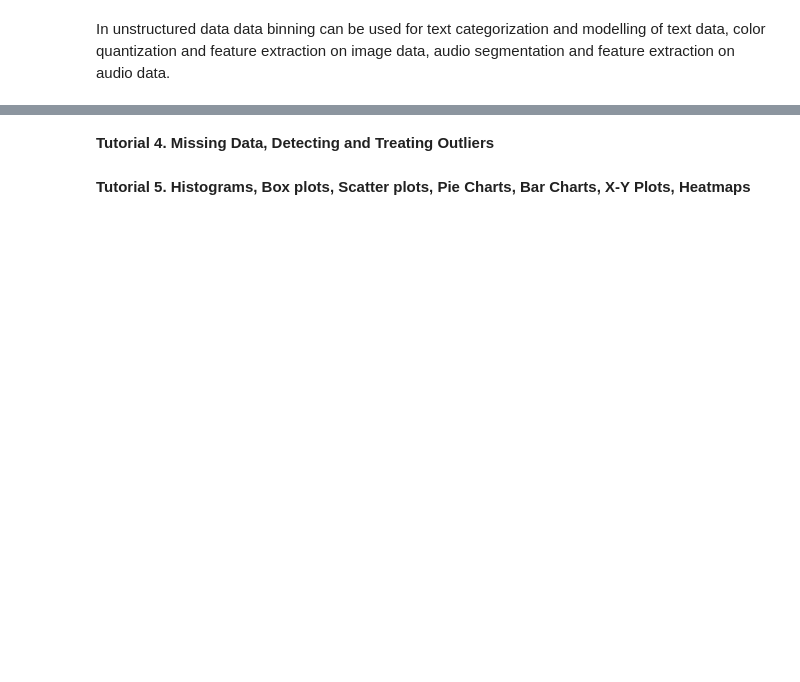
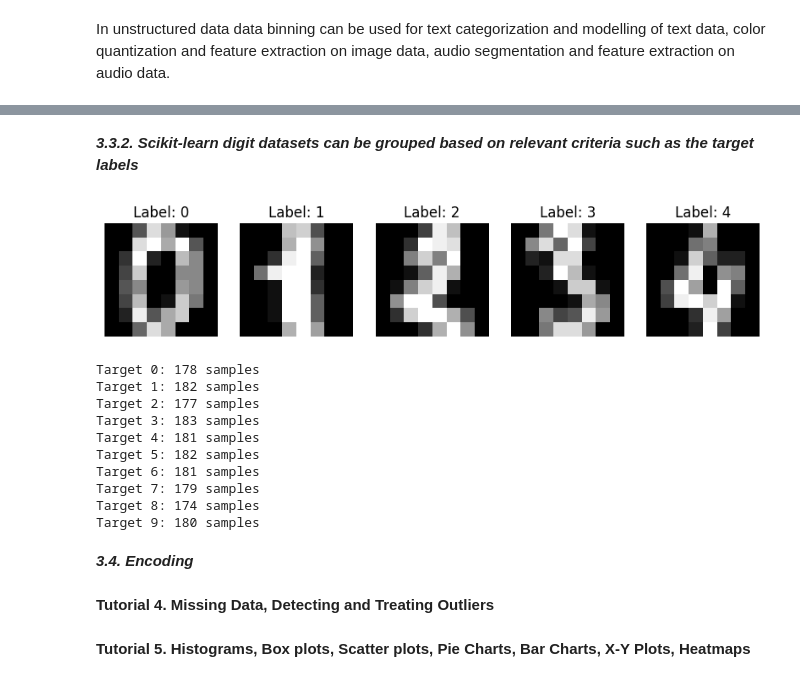
Before and after one commit to bpbpublications/Statistics-for-Data-Scientists-and-Analysts, a Jupyter notebook: notebooks/chapter2/chapter2.ipynb, the cells around one changed output, grey strips where cells are left out. Drawn from its saved outputs; the diff is of its cells as text; code cells hidden in the pictures; blank space fills up the shorter version.

```diff
--- a/notebooks/chapter2/chapter2.ipynb
+++ b/notebooks/chapter2/chapter2.ipynb
@@ -301,0 +304,14 @@ audio segmentation and feature extraction on audio data.
+# %%
+import pandas as pd
+
+# Create a DataFrame with student data
+data = {'Name': ['John', 'Anna', 'Peter', 'Carol', 'David', 'Oystein','Hari'],
+        'Age': [15, 16, 17, 15, 16, 14, 16],
+        'Score': [85, 92, 78, 80, 88, 77, 89]}
+df = pd.DataFrame(data)
+
+# Group the data based on age intervals (e.g., 14-16, 17-18, etc.)
+age_intervals = pd.cut(df['Age'], bins=[13, 16, 18])
+grouped_data = df.groupby(age_intervals)['Score'].mean()
+
+print(grouped_data)
@@ -302,3 +323,67 @@ audio segmentation and feature extraction on audio data.
+# %% [markdown]
+***3.3.2. Scikit-learn digit datasets can be grouped based on relevant criteria such as the target labels***
+# %%
+from sklearn.datasets import load_digits
+import matplotlib.pyplot as plt
+
+# Class to display and perform grouping of digits
+class Digits_Grouping:
+    # Contructor method to initialize the object's attributes
+    def __init__(self,digits):
+        self.digits = digits
+
+    def display_digit_image(self):
+        # Get the images and labels from the dataset
+        images = self.digits.images
+        labels = self.digits.target
+
+        # Display the first few images along with their labels
+        num_images_to_display = 5  # You can change this number as needed
+
+        # Plot the selected few image in a subplot
+        plt.figure(figsize=(10, 4))
+        for i in range(num_images_to_display):
+            plt.subplot(1, num_images_to_display, i + 1)
+            plt.imshow(images[i], cmap='gray')
+            plt.title(f"Label: {labels[i]}")
+            plt.axis('off')
+        # Display the plot
+        plt.show()
+
+    def display_label_based_grouping(self):
+        # Group the data based on target labels
+        grouped_data = {}
+        # Iterate through each image and its corresponding target in the dataset.
+        for image, target in zip(self.digits.images, self.digits.target):
+            # Check if the current target value is not already present as a key in grouped_data.
+            if target not in grouped_data:
+                # If the target is not in grouped_data, add it as a new key with an empty list as the value.
+                grouped_data[target] = []
+
+            # Append the current image to the list associated with the target key in grouped_data.
+            grouped_data[target].append(image)
+
+        # Print the number of samples in each group
+        for target, images in grouped_data.items():
+            print(f"Target {target}: {len(images)} samples")
+
+displayDigit = Digits_Grouping(load_digits())
+displayDigit.display_digit_image()
+displayDigit.display_label_based_grouping()
+# %% [output]
+[figure, added]
+Target 0: 178 samples
+Target 1: 182 samples
+Target 2: 177 samples
+Target 3: 183 samples
+Target 4: 181 samples
+Target 5: 182 samples
+Target 6: 181 samples
+Target 7: 179 samples
+Target 8: 174 samples
+Target 9: 180 samples
+# %% [markdown]
+***3.4. Encoding***
 # %% [markdown]
 **Tutorial 4. Missing Data, Detecting and Treating Outliers**
 # %% [markdown]
```
Also changed, not shown: parts of 4 cells of this notebook.
